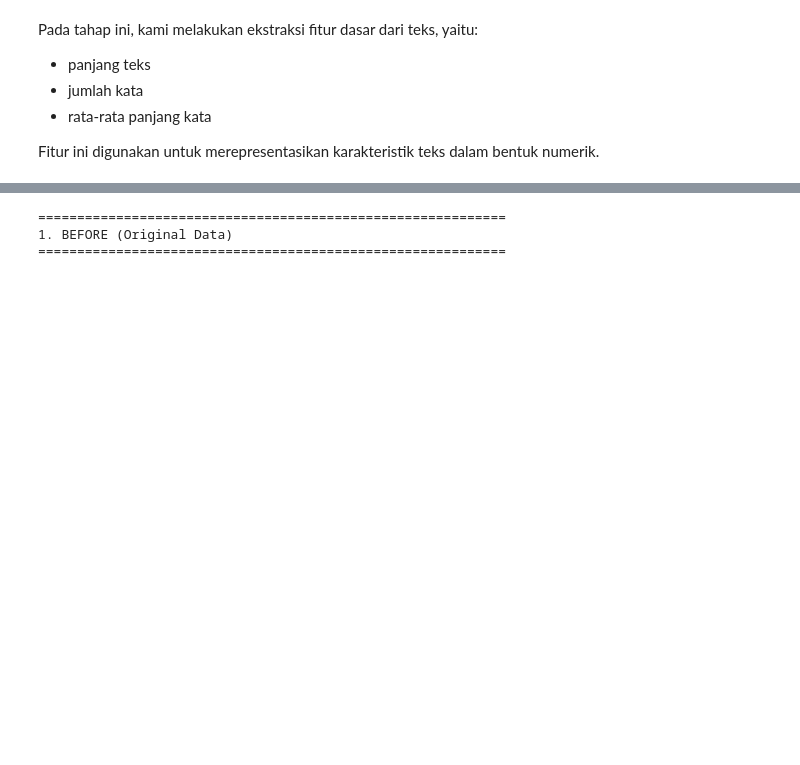
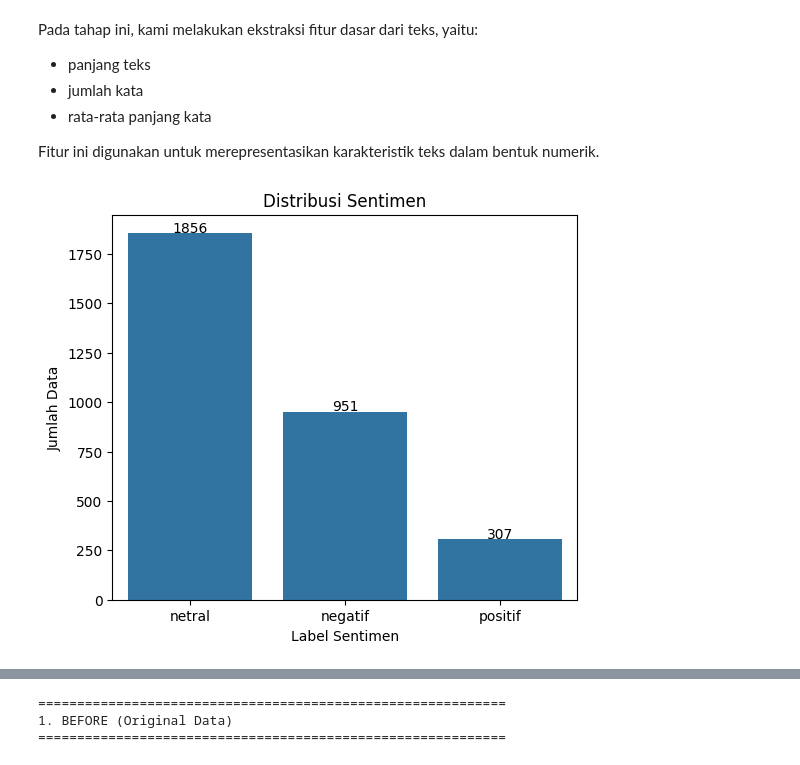
Before and after one commit to afllaabdi/tugas_NLP, a Jupyter notebook: Salinan_dari_NLP(definitive_edition)ipynb.ipynb, the cells around one changed output, grey strips where cells are left out. Drawn from its saved outputs; the diff is of its cells as text; code cells hidden in the pictures; blank space fills up the shorter version.

```diff
--- a/Salinan_dari_NLP(definitive_edition)ipynb.ipynb
+++ b/Salinan_dari_NLP(definitive_edition)ipynb.ipynb
@@ -434,3 +434,27 @@ Pada tahap ini, kami melakukan ekstraksi fitur dasar dari teks, yaitu:
 - rata-rata panjang kata
 
 Fitur ini digunakan untuk merepresentasikan karakteristik teks dalam bentuk numerik.
+# %%
+# =========================================================
+# VISUALISASI DISTRIBUSI SENTIMEN
+# =========================================================
+
+sentimen_count = df_filtered['label'].value_counts()
+
+plt.figure(figsize=(6,5))
+
+sns.barplot(
+    x=sentimen_count.index,
+    y=sentimen_count.values
+)
+
+plt.title('Distribusi Sentimen')
+plt.xlabel('Label Sentimen')
+plt.ylabel('Jumlah Data')
+
+for i, v in enumerate(sentimen_count.values):
+    plt.text(i, v+5, str(v), ha='center')
+
+plt.show()
+# %% [output]
+[figure, added]
```
Also changed, not shown: parts of 5 cells of this notebook.
